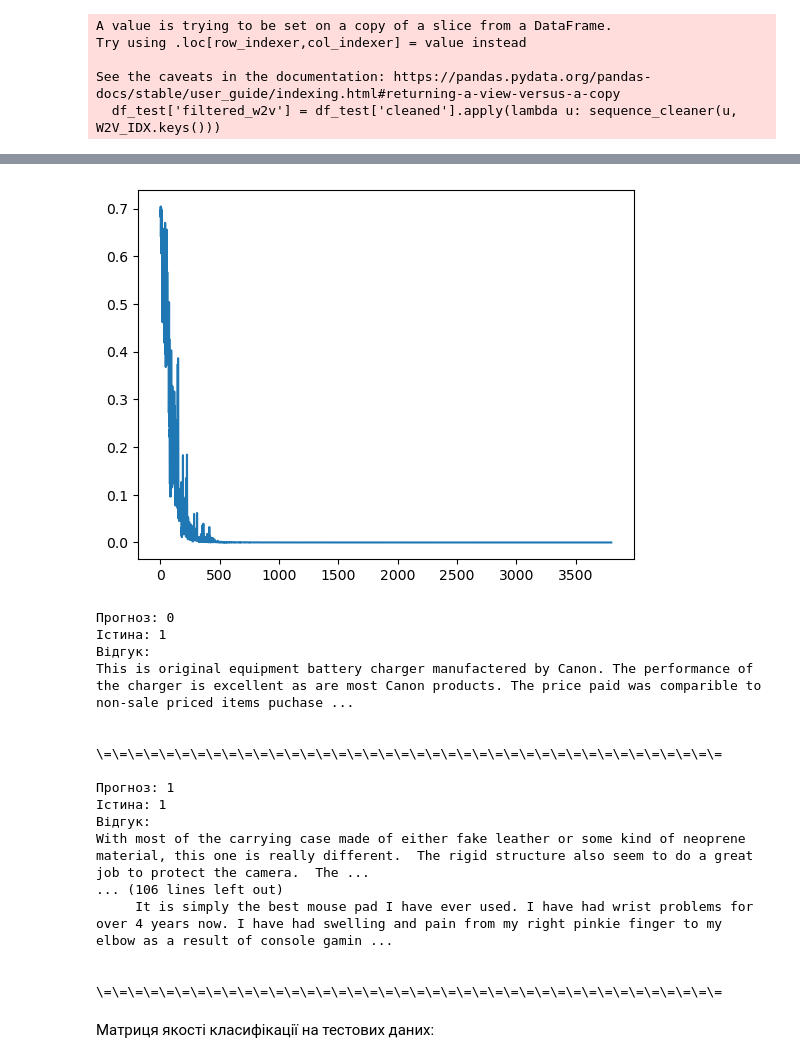
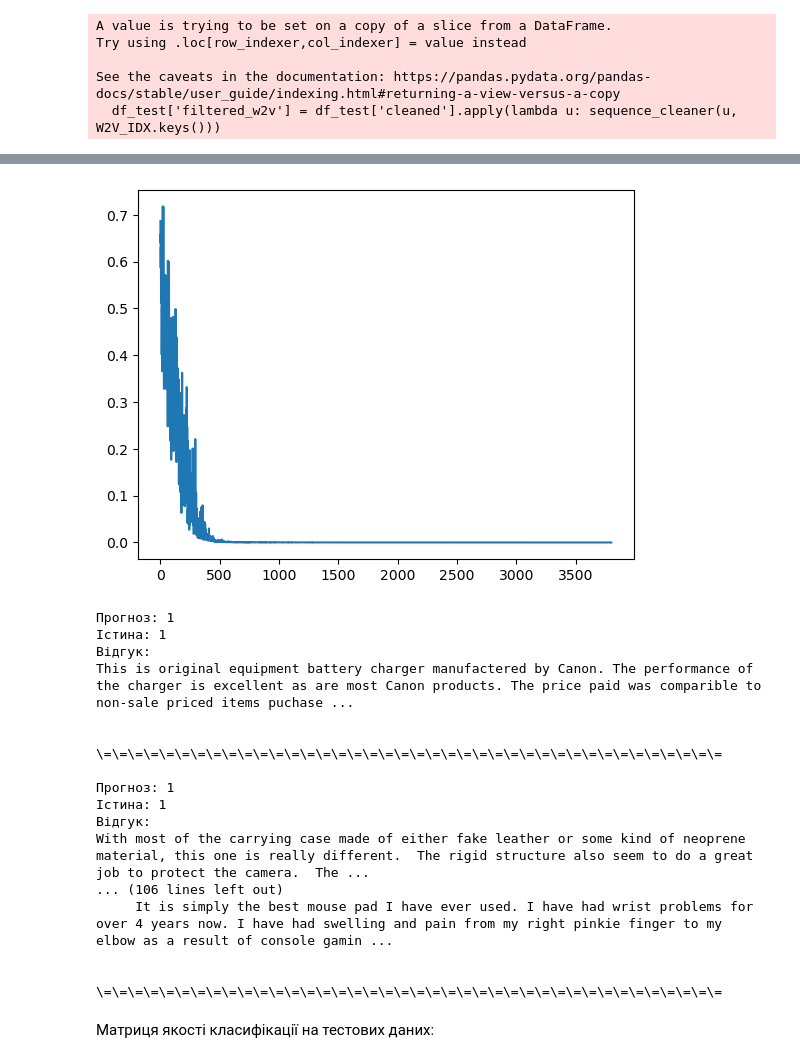
Before and after one commit to MilkyCousin/Python-Probability-and-Statistics, a Jupyter notebook: neural_networks_2mag/lab3/horbunov_lab3_var4.ipynb, the cells around one changed output, grey strips where cells are left out. Saved outputs shown, nothing was run; the diff lists cells and outputs as text; code cells hidden in the pictures.

```diff
--- a/neural_networks_2mag/lab3/horbunov_lab3_var4.ipynb
+++ b/neural_networks_2mag/lab3/horbunov_lab3_var4.ipynb
@@ -963,3 +963,3 @@ lang_model.train(df_sentences,
 # %%
-W2V_IDX = lang_model.wv.key_to_index
-W2V_IDX
+W2V_IDX = lang_model.wv.key_to_index.copy()
+#W2V_IDX
@@ -1100,7 +1082,7 @@ class Word2VecLSTM(nn.Module):
 # %%
 # Ініціалізація моделі
 model = Word2VecLSTM(
-    embedding_matrix=torch.nn.Parameter(torch.from_numpy(E_W2V)).to(device), hidden_size=100
+    embedding_matrix=torch.nn.Parameter(torch.from_numpy(E_W2V).float()).to(device), hidden_size=100
 )
 model.to(device)
 # %% [output]
@@ -1129,0 +1122,3 @@ See the caveats in the documentation: https://pandas.pydata.org/pandas-docs/stab
+# %%
+df_train = df_train[df_train['filtered_w2v'].apply(lambda u: len(u)) != 0].reset_index(drop=True)
+df_train
@@ -1138,6 +1151,8 @@ n_tab = str(len(str(n_epochs)))
 
 # Аби не ускладнювати код, припустимо, що n_train ділиться на n_iters * batch_size
 
+residue = n_train - n_iters * batch_size
+
 for epoch in range(n_epochs):
     epoch_loss = 0
 
@@ -1146,7 +1161,7 @@ for epoch in range(n_epochs):
     for step in range(n_iters):
 
         optimizer.zero_grad()
-        # Випадкових пакет
+        # Випадковий пакет
         #current_batch = df_train.sample(batch_size)
         # Детермінований пакет
         idx = np.arange(0, batch_size, 1) + batch_size * step
@@ -1169,7 +1184,35 @@ for epoch in range(n_epochs):
 
         step_loss_values.append(loss)
 
-        epoch_loss += loss.item() / n_iters
+        epoch_loss += loss.item() / (n_iters + 1)
+        loss.backward()
+        optimizer.step()
+
+    if residue > 0:
+
+        optimizer.zero_grad()
+
+        idx = np.arange(batch_size * step, n_train, 1)
+        current_batch = df_train_c.iloc[idx]
+
+        # Векторизація поточного пакета
+        batch_idx, seq_lengths = vectorize(current_batch['filtered_w2v'].tolist(), W2V_IDX)
+        seq_lengths = np.array(seq_lengths)
+        # Переводимо міні-пакет у тензор
+        batch_idx = torch.tensor(batch_idx, dtype=torch.int64).to(device)
+
+        # Обираємо справжні рейтинги та переводимо у тензор
+        y_true = current_batch['rating'].tolist()
+        y_true = torch.tensor(y_true, dtype=torch.float).to(device)
+
+        # Прогноз
+        y_pred = model(batch_idx, seq_lengths)
+
+        loss = loss_function(y_pred.squeeze(), y_true)
+
+        step_loss_values.append(loss)
+
+        epoch_loss += loss.item() / (n_iters + 1)
         loss.backward()
         optimizer.step()
 
@@ -1187,8 +1245,8 @@ plt.show()
 # %%
 plt.plot(
-    np.arange(1, n_iters * n_epochs + 1),
+    np.arange(1, n_epochs * (n_iters + 1) + 1), # TODO: прибрати це позорисько
     [v.cpu().detach().numpy() for v in step_loss_values]
 )
 plt.show()
 # %% [output]
-[figure, old version]
+[figure, new version]
@@ -1195,7 +1293,7 @@ plt.show()
 # %%
-true_labels, predictions = make_predictions(model, df_test, batch_size=batch_size, threshold=0.5)
+true_labels, predictions = make_predictions_w2v(model, df_test, batch_size=batch_size, threshold=0.5)
 # %% [output]
-Прогноз: 0
+Прогноз: 1
 Істина: 1
 Відгук:
 This is original equipment battery charger manufactered by Canon. The performance of the charger is excellent as are most Canon products. The price paid was comparible to non-sale priced items puchase ...
```
Also changed, not shown: parts of 33 cells of this notebook.
